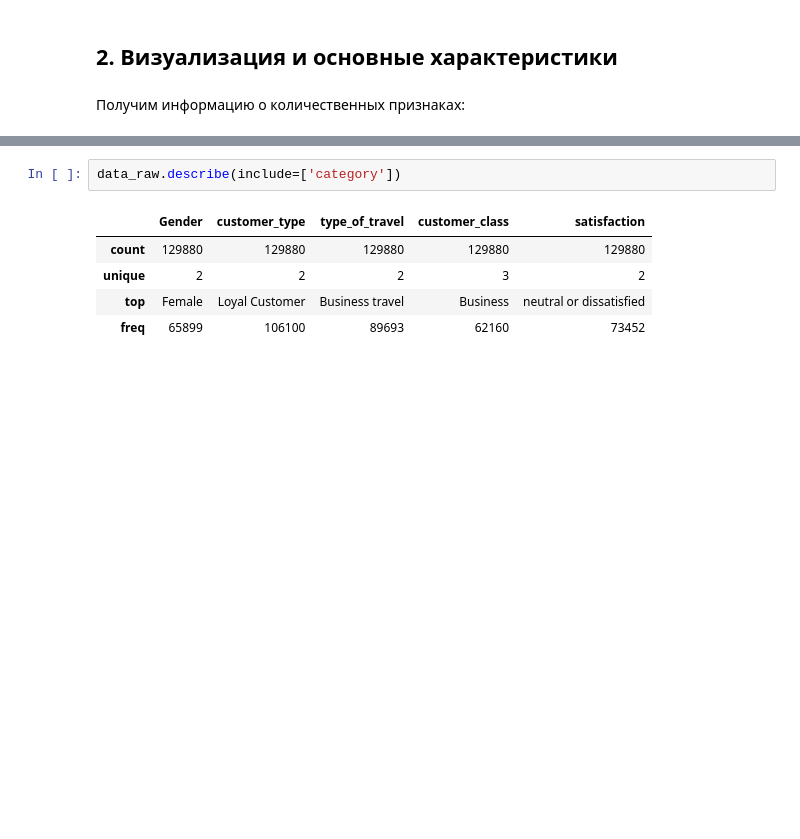
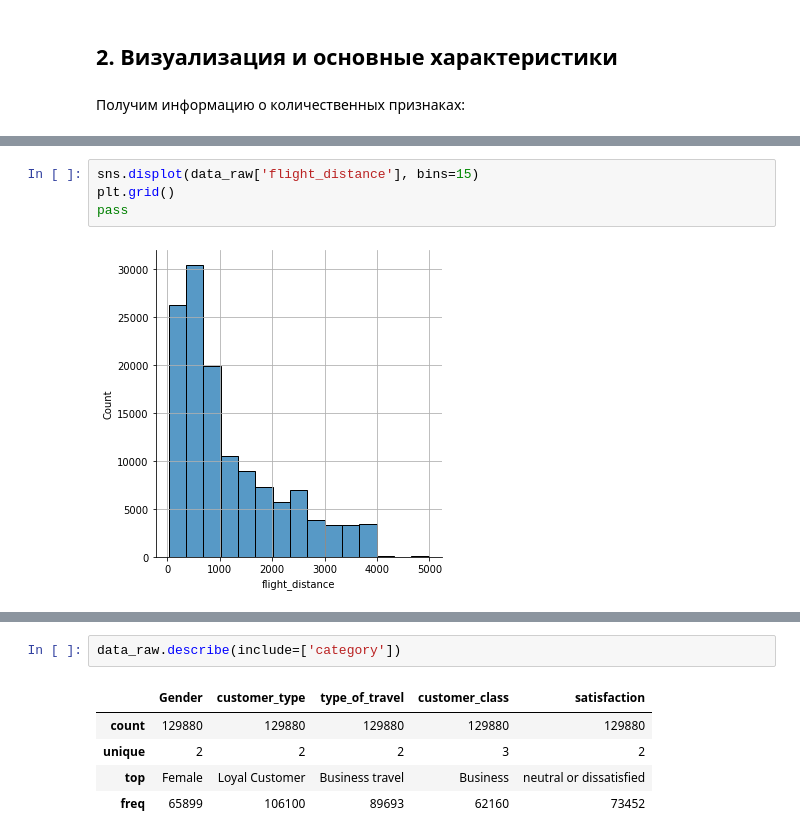
Before and after one commit to a-sidorova/machine_learning_course, a Jupyter notebook: 01_Data_analysis.ipynb, the cells around one changed output, grey strips where cells are left out. Saved outputs shown, nothing was run; the diff lists cells and outputs as text; blank space fills up the shorter version.

```diff
--- a/01_Data_analysis.ipynb
+++ b/01_Data_analysis.ipynb
@@ -141,0 +162,6 @@ data_raw.describe()
+# %%
+sns.displot(data_raw['flight_distance'], bins=15)
+plt.grid()
+pass
+# %% [output]
+[figure, added]
```
Also changed, not shown: parts of 40 cells of this notebook.
